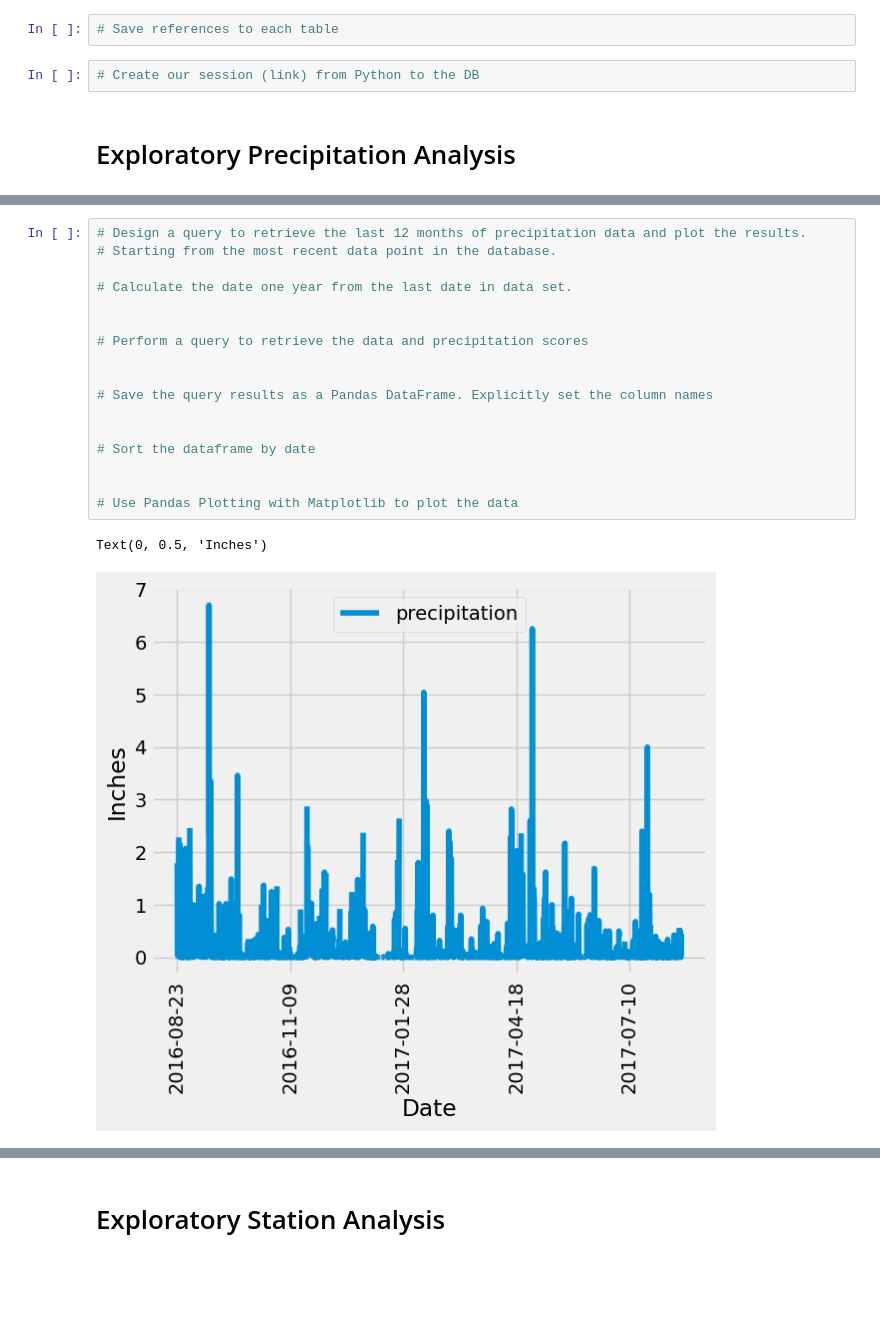
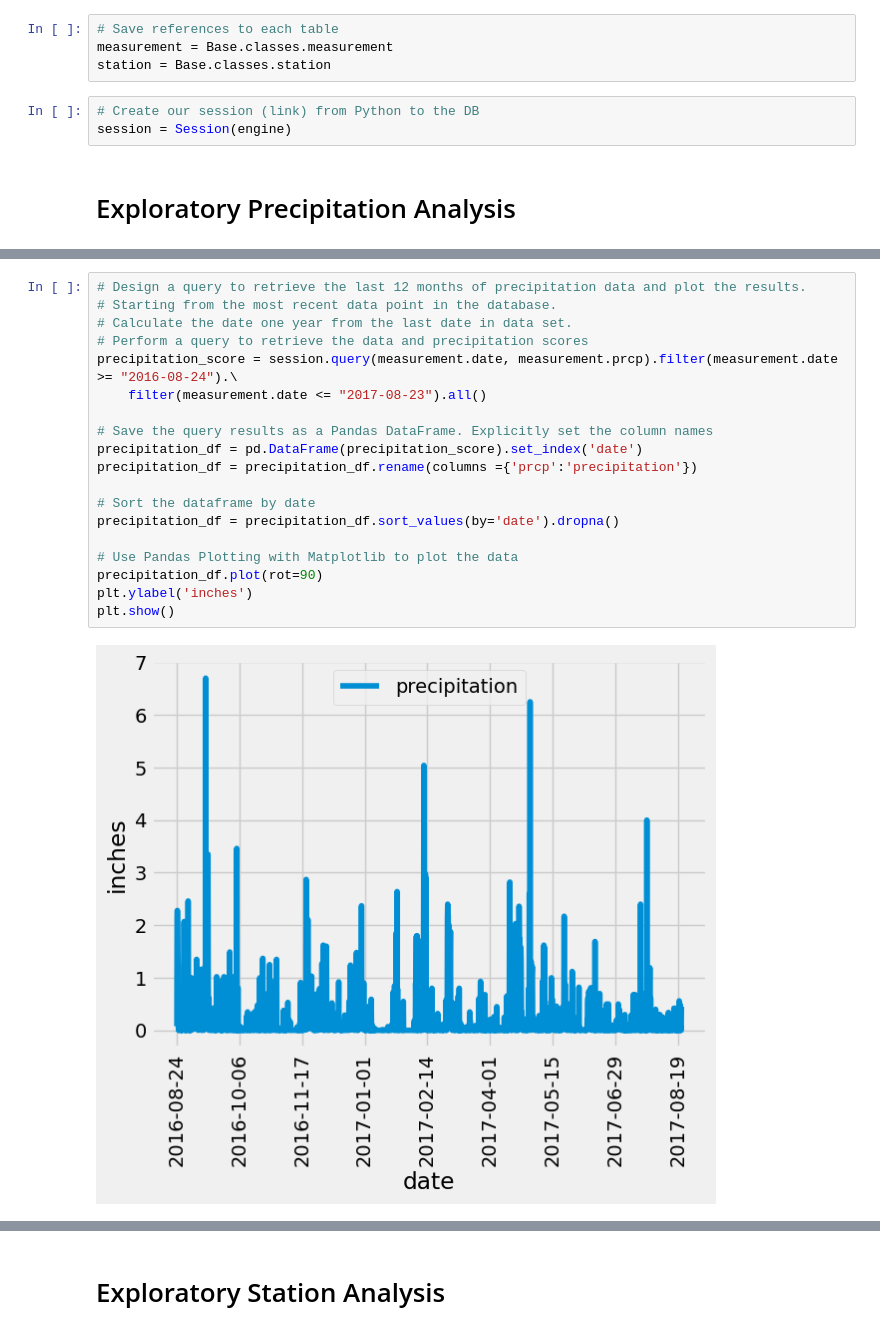
Before and after one commit to Nathan-Savage/sqlalchmey, a Jupyter notebook: surfsup/climate_starter.ipynb, the cells around one changed output, grey strips where cells are left out. Cells and saved outputs as stored; diff of their text form; blank space fills up the shorter version.

```diff
--- a/surfsup/climate_starter.ipynb
+++ b/surfsup/climate_starter.ipynb
@@ -32,7 +31,10 @@ Base.classes.keys()
 # %%
 # Save references to each table
+measurement = Base.classes.measurement
+station = Base.classes.station
 # %%
 # Create our session (link) from Python to the DB
+session = Session(engine)
 # %% [markdown]
 # Exploratory Precipitation Analysis
 # %%
@@ -42,22 +46,23 @@ Base.classes.keys()
 # %%
 # Design a query to retrieve the last 12 months of precipitation data and plot the results.
 # Starting from the most recent data point in the database.
-
 # Calculate the date one year from the last date in data set.
-
-
 # Perform a query to retrieve the data and precipitation scores
-
+precipitation_score = session.query(measurement.date, measurement.prcp).filter(measurement.date >= "2016-08-24").\
+    filter(measurement.date <= "2017-08-23").all()
 
 # Save the query results as a Pandas DataFrame. Explicitly set the column names
-
+precipitation_df = pd.DataFrame(precipitation_score).set_index('date')
+precipitation_df = precipitation_df.rename(columns ={'prcp':'precipitation'})
 
 # Sort the dataframe by date
-
+precipitation_df = precipitation_df.sort_values(by='date').dropna()
 
 # Use Pandas Plotting with Matplotlib to plot the data
+precipitation_df.plot(rot=90)
+plt.ylabel('inches')
+plt.show()
 # %% [output]
-Text(0, 0.5, 'Inches')
-[figure, old version]
+[figure, new version]
 # %%
 # Use Pandas to calculate the summary statistics for the precipitation data
```
Also changed, not shown: parts of 8 cells of this notebook, 2 other files.
